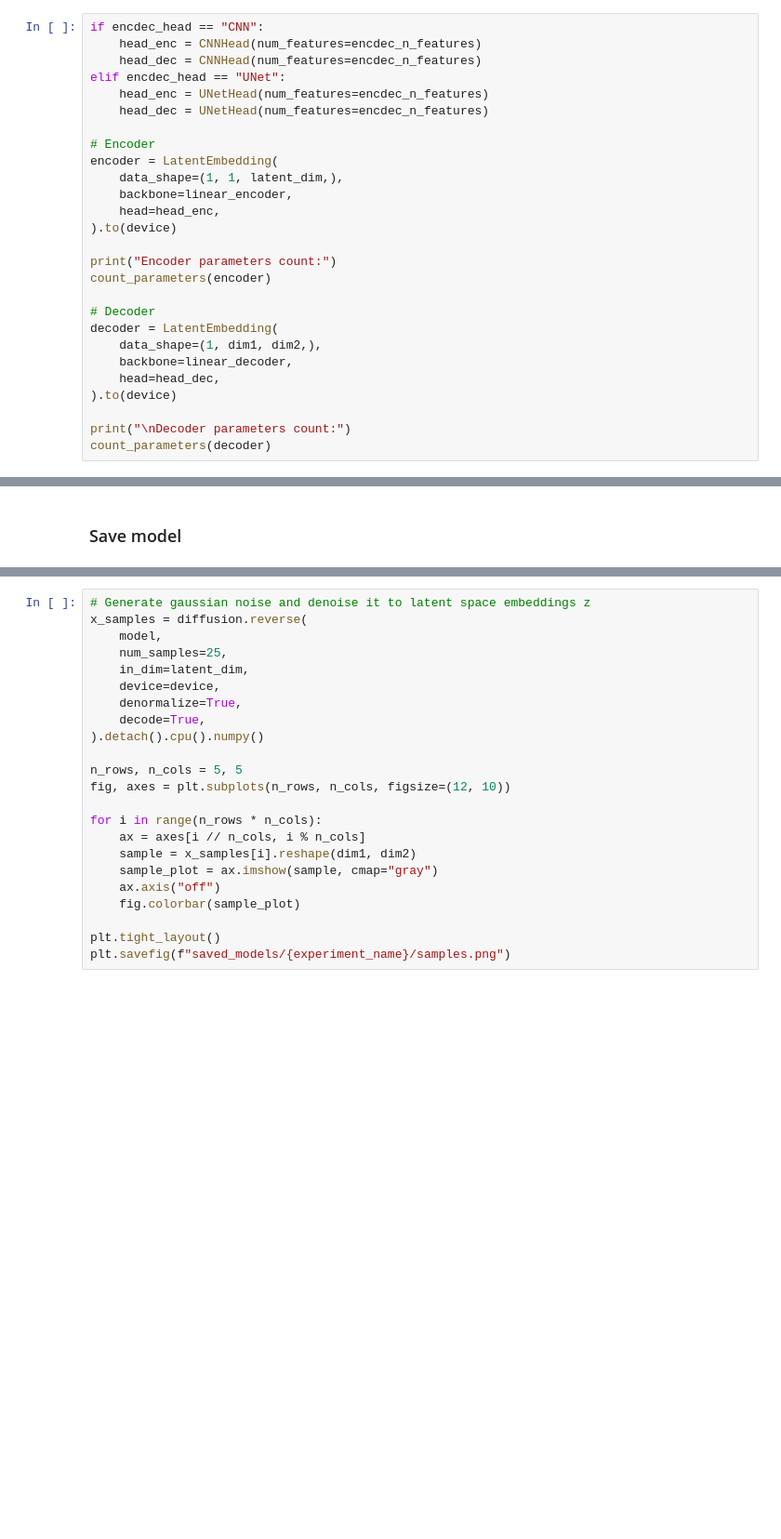
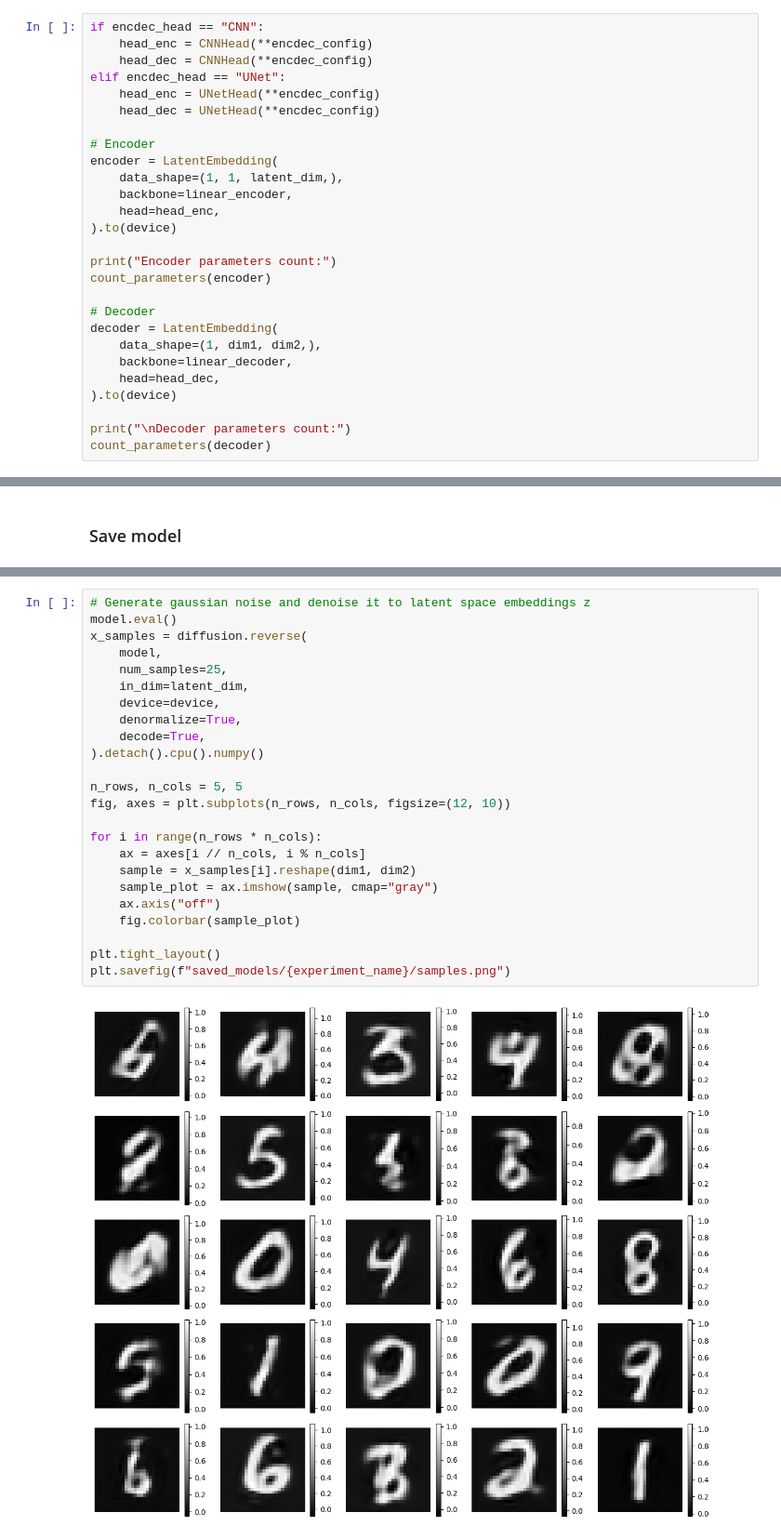
Before and after one commit to opinti/laplacian-diffusion, a Jupyter notebook: train_model.ipynb, the cells around one changed output, grey strips where cells are left out. Shown at 93% size. Saved outputs shown, nothing was run; the diff lists cells and outputs as text; blank space fills up the shorter version.

```diff
--- a/train_model.ipynb
+++ b/train_model.ipynb
@@ -235,11 +260,11 @@ unsupervised_dataloader = DataLoader(
 )
 # %%
 if encdec_head == "CNN":
-    head_enc = CNNHead(num_features=encdec_n_features)
-    head_dec = CNNHead(num_features=encdec_n_features)
+    head_enc = CNNHead(**encdec_config)
+    head_dec = CNNHead(**encdec_config)
 elif encdec_head == "UNet":
-    head_enc = UNetHead(num_features=encdec_n_features)
-    head_dec = UNetHead(num_features=encdec_n_features)
+    head_enc = UNetHead(**encdec_config)
+    head_dec = UNetHead(**encdec_config)
 
 # Encoder
 encoder = LatentEmbedding(
@@ -440,23 +559,26 @@ update_experiment_log(experiment_name, config)
 # %%
 # Generate gaussian noise and denoise it to latent space embeddings z
+model.eval()
 x_samples = diffusion.reverse(
     model,
     num_samples=25,
     in_dim=latent_dim,
     device=device,
     denormalize=True,
     decode=True,
 ).detach().cpu().numpy()
 
 n_rows, n_cols = 5, 5
 fig, axes = plt.subplots(n_rows, n_cols, figsize=(12, 10))
 
 for i in range(n_rows * n_cols):
     ax = axes[i // n_cols, i % n_cols]
     sample = x_samples[i].reshape(dim1, dim2)
     sample_plot = ax.imshow(sample, cmap="gray")
     ax.axis("off")
     fig.colorbar(sample_plot)
 
 plt.tight_layout()
 plt.savefig(f"saved_models/{experiment_name}/samples.png")
+# %% [output]
+[figure, added]
```
Also changed, not shown: parts of 16 cells of this notebook, 7 other files.
